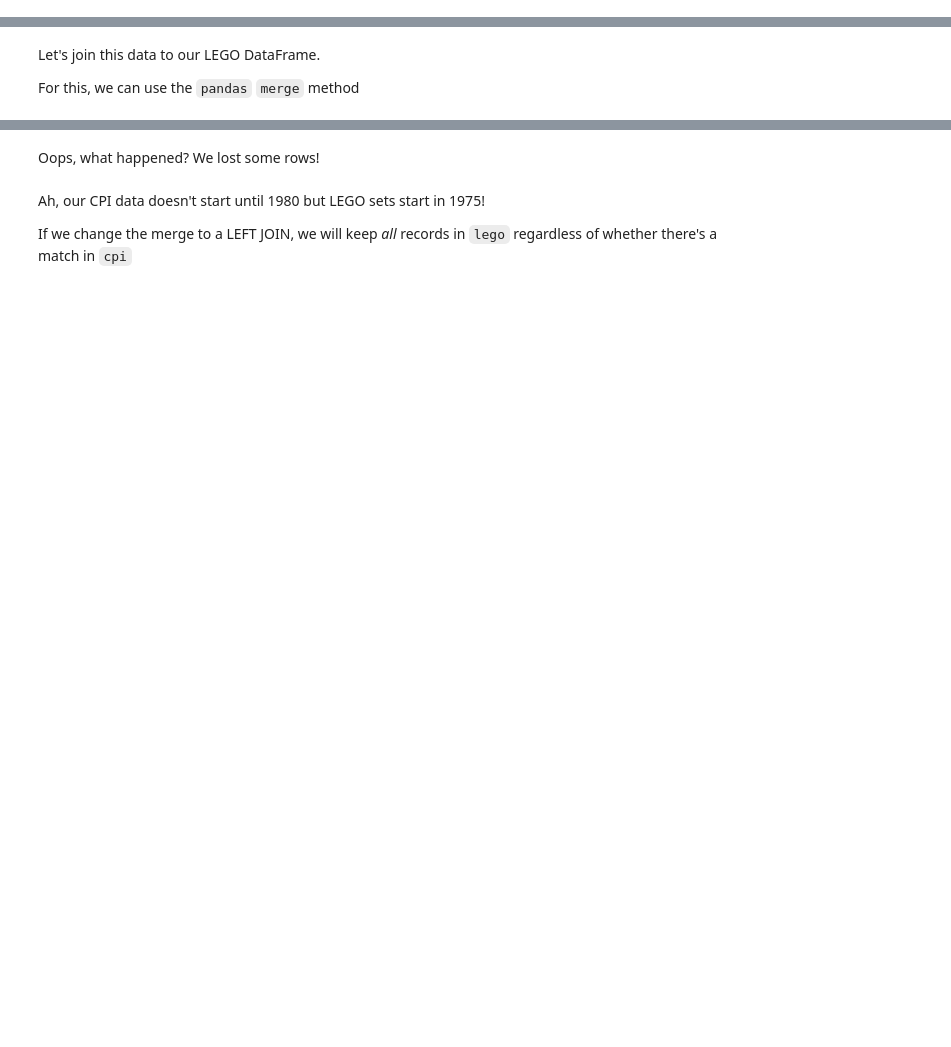
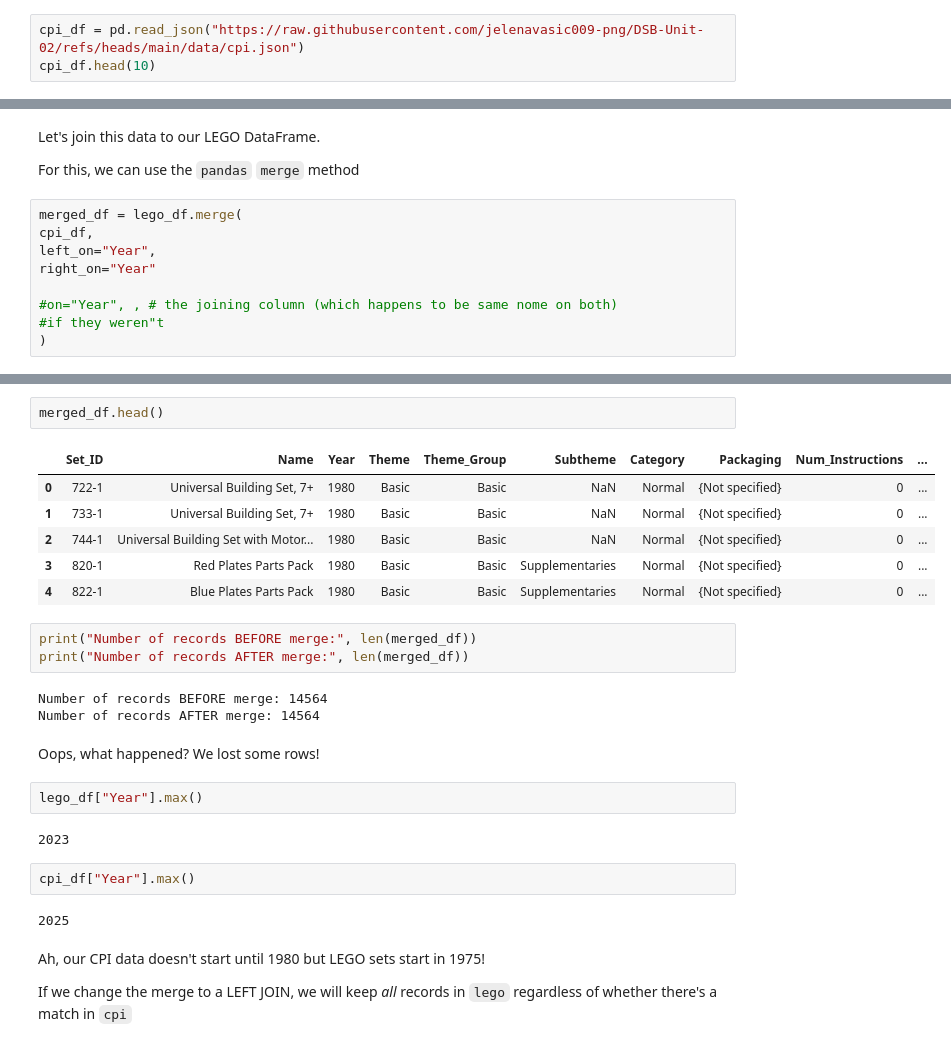
Before and after one commit to jelenavasic009-png/DSB-Unit-02, a Jupyter notebook: 02 - Exploring and Joining/03-descriptive-statistics-data-joins-in-pandas.ipynb, the cells around one changed output, grey strips where cells are left out. Drawn from its saved outputs; the diff is of its cells as text; blank space fills up the shorter version.

```diff
--- a/02 - Exploring and Joining/03-descriptive-statistics-data-joins-in-pandas.ipynb
+++ b/02 - Exploring and Joining/03-descriptive-statistics-data-joins-in-pandas.ipynb
@@ -335,0 +333,3 @@ cpi.head()
+# %%
+cpi_df = pd.read_json("https://raw.githubusercontent.com/jelenavasic009-png/DSB-Unit-02/refs/heads/main/data/cpi.json")
+cpi_df.head(10)
@@ -341,3 +369,12 @@ Even though this data wasn't from a CSV, but a JSON file, it's still a `DataFram
 Let's join this data to our LEGO DataFrame.
 
 For this, we can use the `pandas` `merge` method
+# %%
+merged_df = lego_df.merge(
+cpi_df,
+left_on="Year",
+right_on="Year"
+
+#on="Year", , # the joining column (which happens to be same nome on both)
+#if they weren"t
+)
@@ -344,5 +401,28 @@ For this, we can use the `pandas` `merge` method
+# %%
+merged_df.head()
+# %% [output]
+|  | Set_ID | Name | Year | Theme | Theme_Group | Subtheme | Category | Packaging | Num_Instructions | ... |
+| 0 | 722-1 | Universal Building Set, 7+ | 1980 | Basic | Basic | NaN | Normal | {Not specified} | 0 | ... |
+| 1 | 733-1 | Universal Building Set, 7+ | 1980 | Basic | Basic | NaN | Normal | {Not specified} | 0 | ... |
+| 2 | 744-1 | Universal Building Set with Motor... | 1980 | Basic | Basic | NaN | Normal | {Not specified} | 0 | ... |
+| 3 | 820-1 | Red Plates Parts Pack | 1980 | Basic | Basic | Supplementaries | Normal | {Not specified} | 0 | ... |
+| 4 | 822-1 | Blue Plates Parts Pack | 1980 | Basic | Basic | Supplementaries | Normal | {Not specified} | 0 | ... |
+# %%
+print("Number of records BEFORE merge:", len(merged_df))
+print("Number of records AFTER merge:", len(merged_df))
+# %% [output]
+Number of records BEFORE merge: 14564
+Number of records AFTER merge: 14564
 # %% [markdown]
 Oops, what happened? We lost some rows!
+# %%
+lego_df["Year"].max()
+# %% [output]
+2023
+# %%
+cpi_df["Year"].max()
+# %% [output]
+2025
 # %% [markdown]
 Ah, our CPI data doesn't start until 1980 but LEGO sets start in 1975!
 
```
Also changed, not shown: parts of 7 cells of this notebook.
